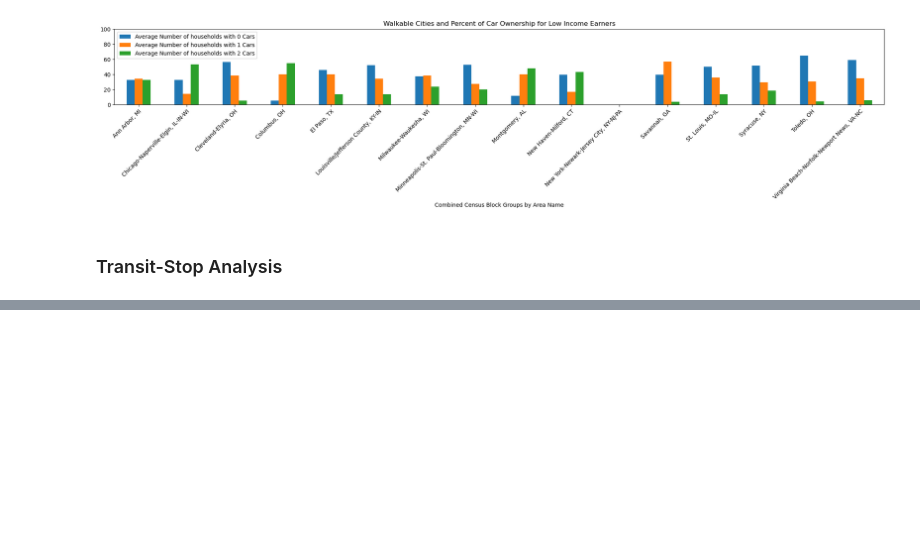
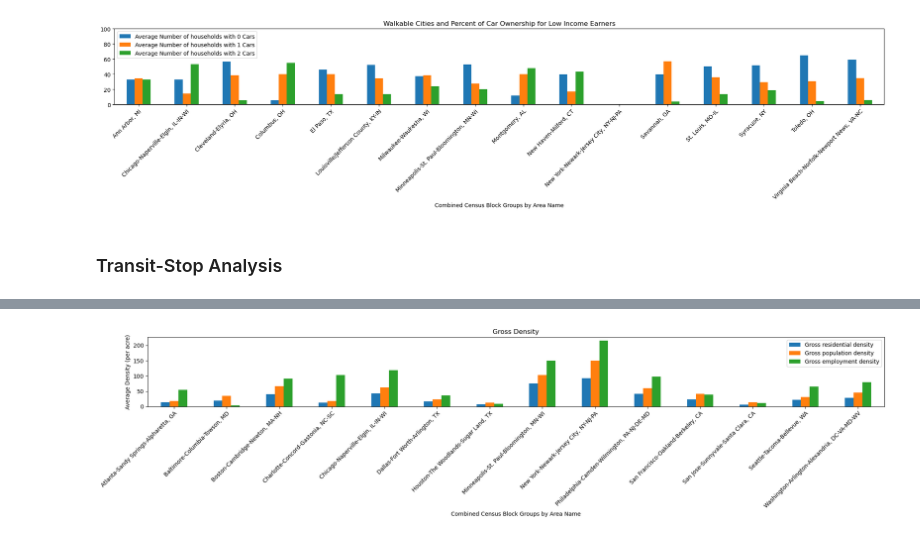
Before and after one commit to mbarre8/Project_1, a Jupyter notebook: Walkability Index.ipynb, the cells around one changed output, grey strips where cells are left out. Cells and saved outputs as stored; diff of their text form; code cells hidden in the pictures; blank space fills up the shorter version.

```diff
--- a/Walkability Index.ipynb
+++ b/Walkability Index.ipynb
@@ -87,7 +87,7 @@ clean_df2
 164949 rows × 117 columns
 # %%
 # #Pull Columns Needed for Data Analysis
-Data_set= clean_df2[['CBSA_Name', 'NatWalkInd', 'Workers', 'R_LowWageWk', 'R_MedWageWk', 'R_HiWageWk','AutoOwn0', 'Pct_AO0', 'AutoOwn1', 'Pct_AO1','AutoOwn2p', 'Pct_AO2p', 'D3A', 'D3AAO', 'D3APO', 'D4A','D4B025', 'D5BE', 'D5BR']]
+Data_set= clean_df2[['CBSA_Name', 'NatWalkInd', 'Workers', 'R_LowWageWk', 'R_MedWageWk', 'R_HiWageWk','AutoOwn0', 'Pct_AO0', 'AutoOwn1', 'Pct_AO1','AutoOwn2p', 'Pct_AO2p', 'D3A', 'D3AAO', 'D3APO', 'D4A','D4B025', 'D5BE', 'D5BR', 'D1A', 'D1B', 'D1C']]
 Data_set
 # %% [output]
 |  | CBSA_Name | NatWalkInd | Workers | R_LowWageWk | R_MedWageWk | R_HiWageWk | AutoOwn0 | Pct_AO0 | AutoOwn1 | ... |
@@ -711,0 +714,11 @@ plt.savefig("Output_data/NearTransitOnePlusCarOwnership.png")
+# %%
+Summary_df = HighData_set2.groupby("CBSA_Name")
+resdensity=Summary_df["D1A"].mean()
+popdensity=Summary_df["D1B"].mean()
+empdensity=Summary_df["D1C"].mean()
+# %%
+Summ_table=pd.DataFrame({"Gross residential density": resdensity,
+                            "Gross population density": popdensity,
+                            "Gross employment density": empdensity,
+                            })
+Summ_table.sort_values("Gross residential density", ascending=False)
@@ -711,0 +742,11 @@ plt.savefig("Output_data/NearTransitOnePlusCarOwnership.png")
+# %%
+plot = Summ_table.plot(kind="bar", figsize=(20,5), title="Gross Density")
+plt.xticks(rotation=45,rotation_mode="anchor", ha="right", wrap=True)
+plt.xlabel("Combined Census Block Groups by Area Name")
+plt.ylabel("Average Density (per acre)")
+plt.tight_layout()
+plt.savefig("Output_data/im1.png")
+
+plt.show()
+# %% [output]
+[figure, added]
```
Also changed, not shown: parts of 16 cells of this notebook, 21 other files.
